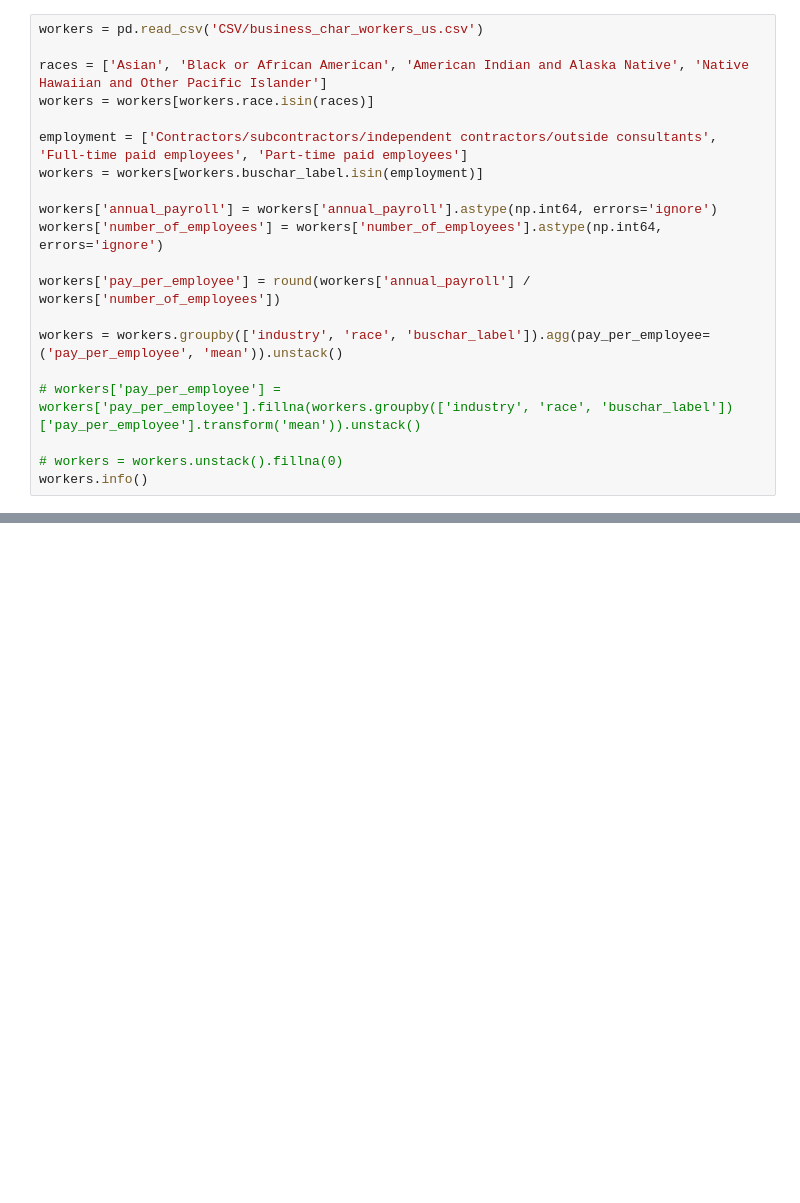
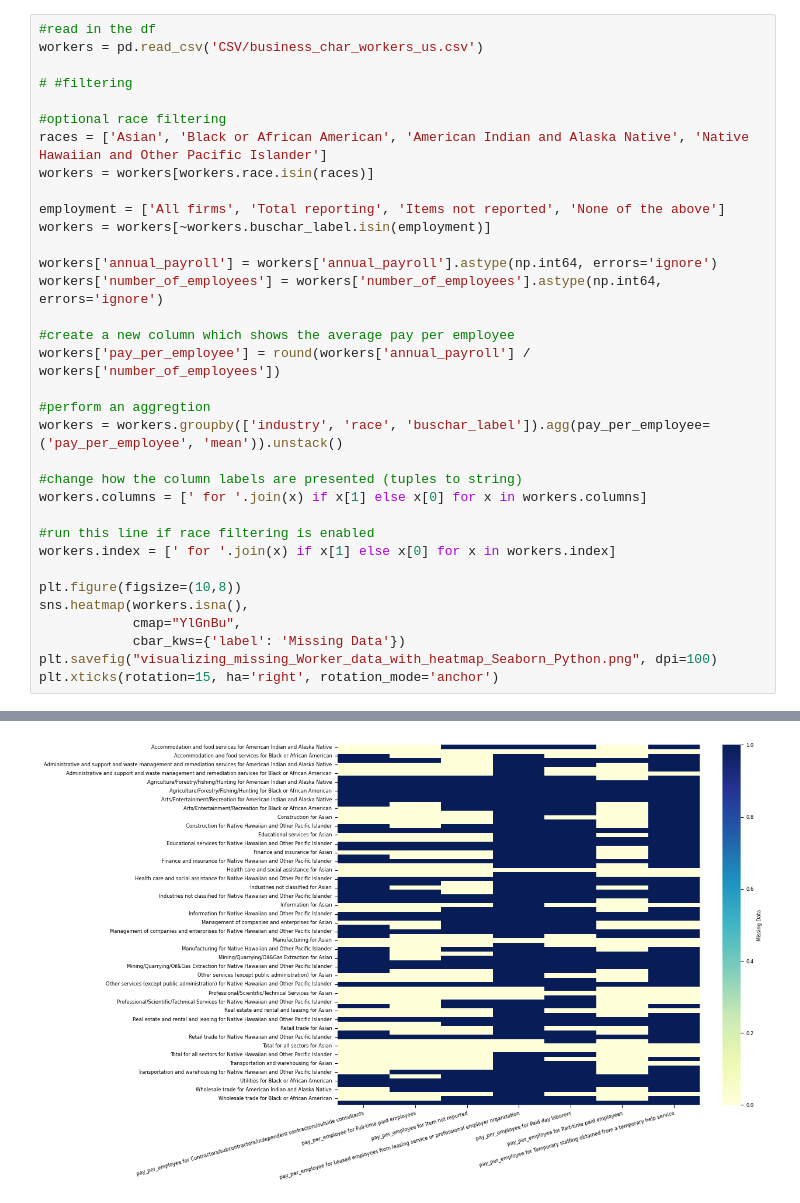
Before and after one commit to CMatador/asmt-8, a Jupyter notebook: viz.ipynb, the cells around one changed output, grey strips where cells are left out. Drawn from its saved outputs; the diff is of its cells as text; blank space fills up the shorter version.

Commit message:
second commit: 3 graphs, trying to understand output of 4th

```diff
--- a/viz.ipynb
+++ b/viz.ipynb
@@ -41,21 +68,35 @@ pd.set_option('display.max_columns', 50)
 # %%
+#read in the df
 workers = pd.read_csv('CSV/business_char_workers_us.csv')
 
+# #filtering
+
+#optional race filtering
 races = ['Asian', 'Black or African American', 'American Indian and Alaska Native', 'Native Hawaiian and Other Pacific Islander']
 workers = workers[workers.race.isin(races)]
 
-employment = ['Contractors/subcontractors/independent contractors/outside consultants', 'Full-time paid employees', 'Part-time paid employees']
-workers = workers[workers.buschar_label.isin(employment)]
+employment = ['All firms', 'Total reporting', 'Items not reported', 'None of the above']
+workers = workers[~workers.buschar_label.isin(employment)]
 
 workers['annual_payroll'] = workers['annual_payroll'].astype(np.int64, errors='ignore')
 workers['number_of_employees'] = workers['number_of_employees'].astype(np.int64, errors='ignore')
 
+#create a new column which shows the average pay per employee
 workers['pay_per_employee'] = round(workers['annual_payroll'] / workers['number_of_employees'])
 
+#perform an aggregtion
 workers = workers.groupby(['industry', 'race', 'buschar_label']).agg(pay_per_employee=('pay_per_employee', 'mean')).unstack()
 
-# workers['pay_per_employee'] = workers['pay_per_employee'].fillna(workers.groupby(['industry', 'race', 'buschar_label'])['pay_per_employee'].transform('mean')).unstack()
+#change how the column labels are presented (tuples to string)
+workers.columns = [' for '.join(x) if x[1] else x[0] for x in workers.columns]
 
-# workers = workers.unstack().fillna(0)
-workers.info()
+#run this line if race filtering is enabled
+workers.index = [' for '.join(x) if x[1] else x[0] for x in workers.index]
+
+plt.figure(figsize=(10,8))
+sns.heatmap(workers.isna(),
+            cmap="YlGnBu",
+            cbar_kws={'label': 'Missing Data'})
+plt.savefig("visualizing_missing_Worker_data_with_heatmap_Seaborn_Python.png", dpi=100)
+plt.xticks(rotation=15, ha='right', rotation_mode='anchor')
 # %% [output]
@@ -71,0 +111 @@ memory usage: 2.4+ KB
+[figure, added]
```
Also changed, not shown: parts of 7 cells of this notebook, 4 other files.
